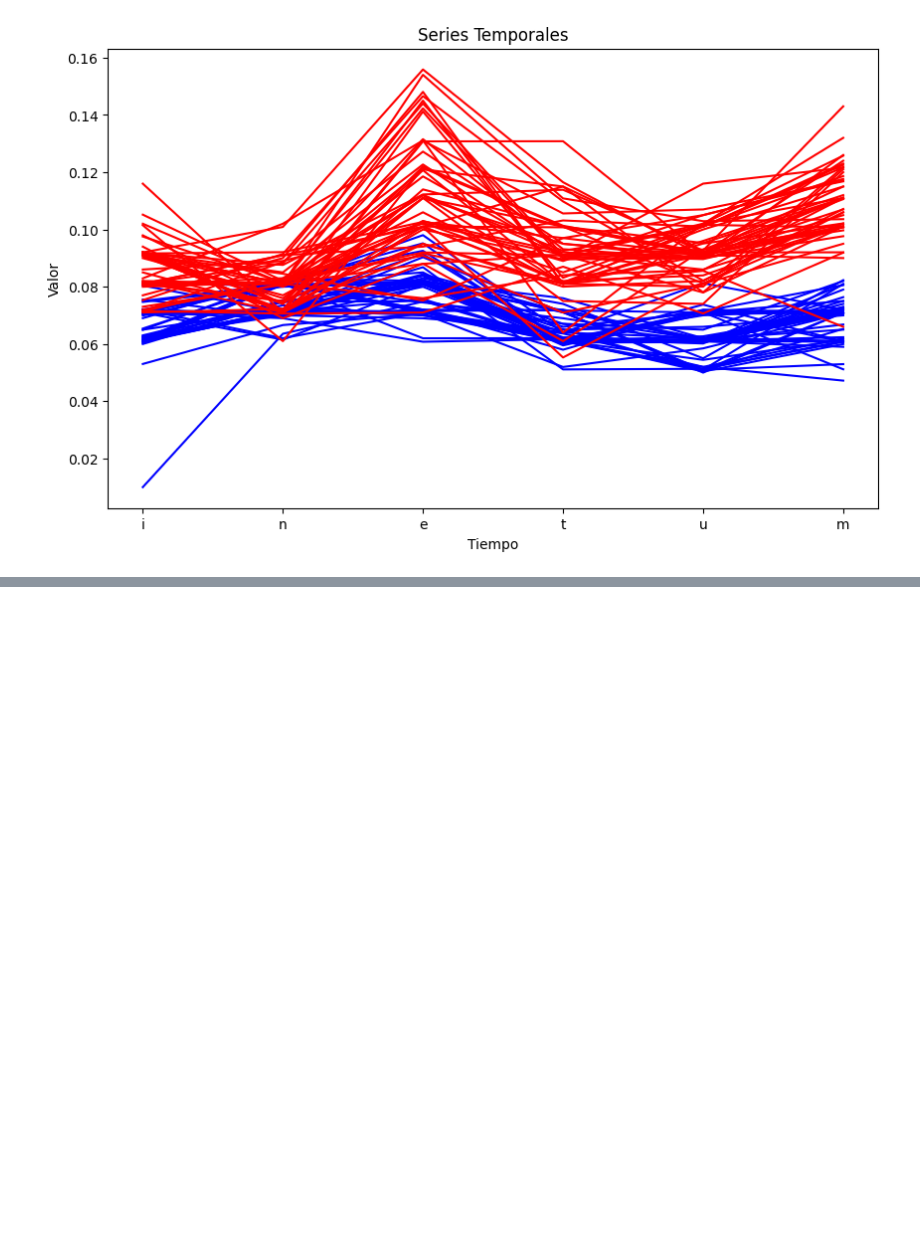
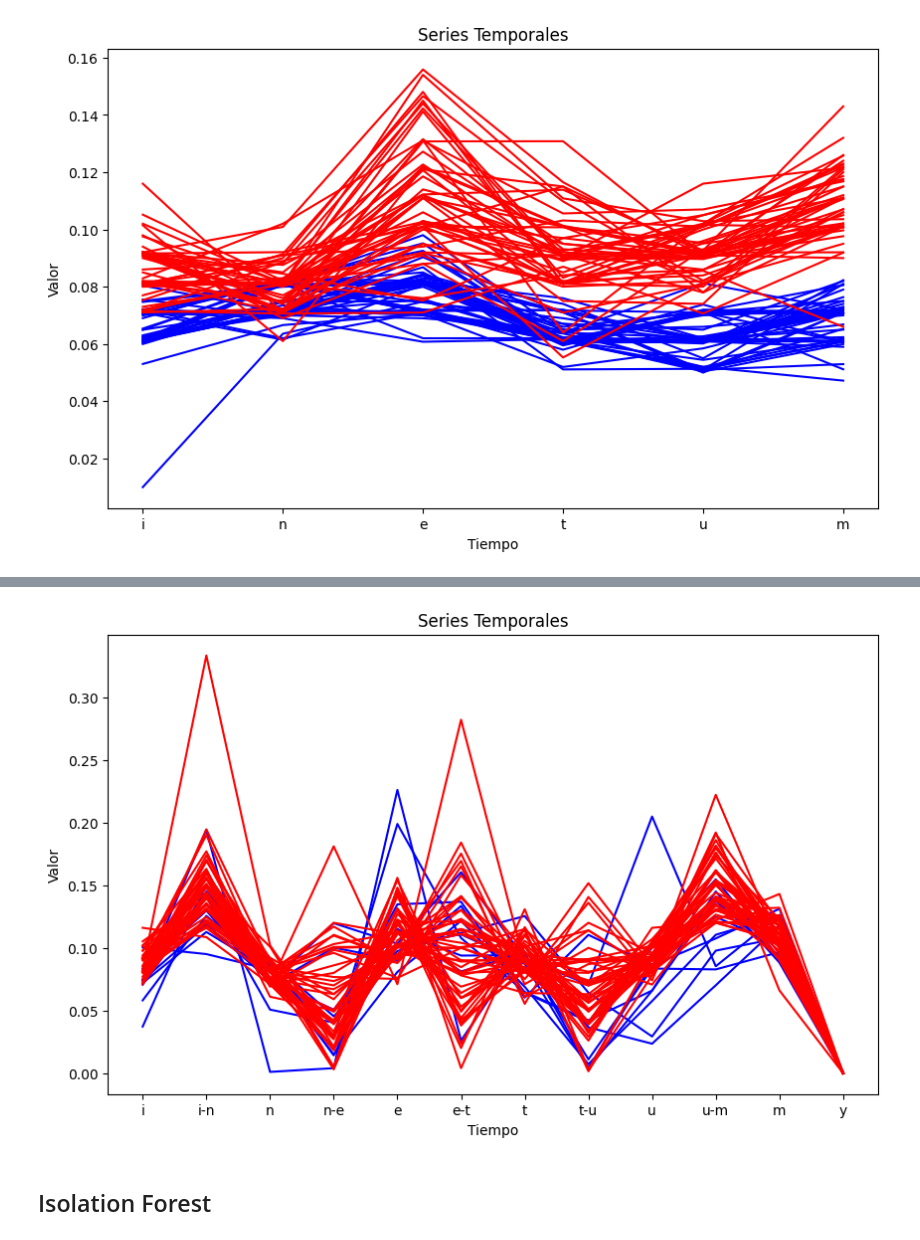
Before and after one commit to jorgesaenzdemiera/Key-Security, a Jupyter notebook: code/clasification.ipynb, the cells around one changed output, grey strips where cells are left out. Drawn from its saved outputs; the diff is of its cells as text; code cells hidden in the pictures; blank space fills up the shorter version.

```diff
--- a/code/clasification.ipynb
+++ b/code/clasification.ipynb
@@ -145,0 +157,6 @@ comparar_series(df_letras_jorge, df_letras_nacho)
+# %%
+comparar_series(df_test_nacho, df_preprocessed_nacho)
+# %% [output]
+[figure, added]
+# %% [markdown]
+## Isolation Forest
```
Also changed, not shown: parts of 12 cells of this notebook.
